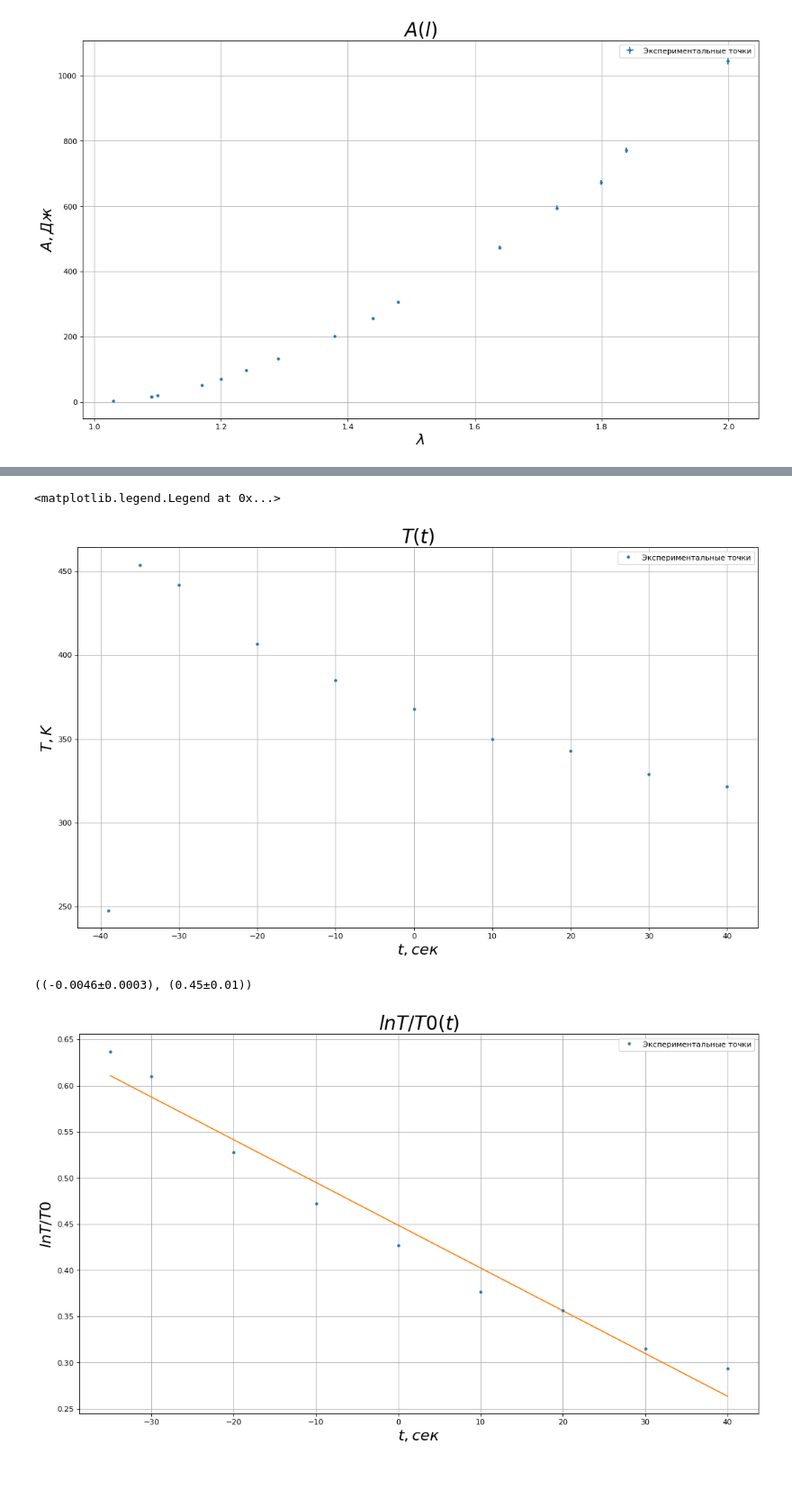
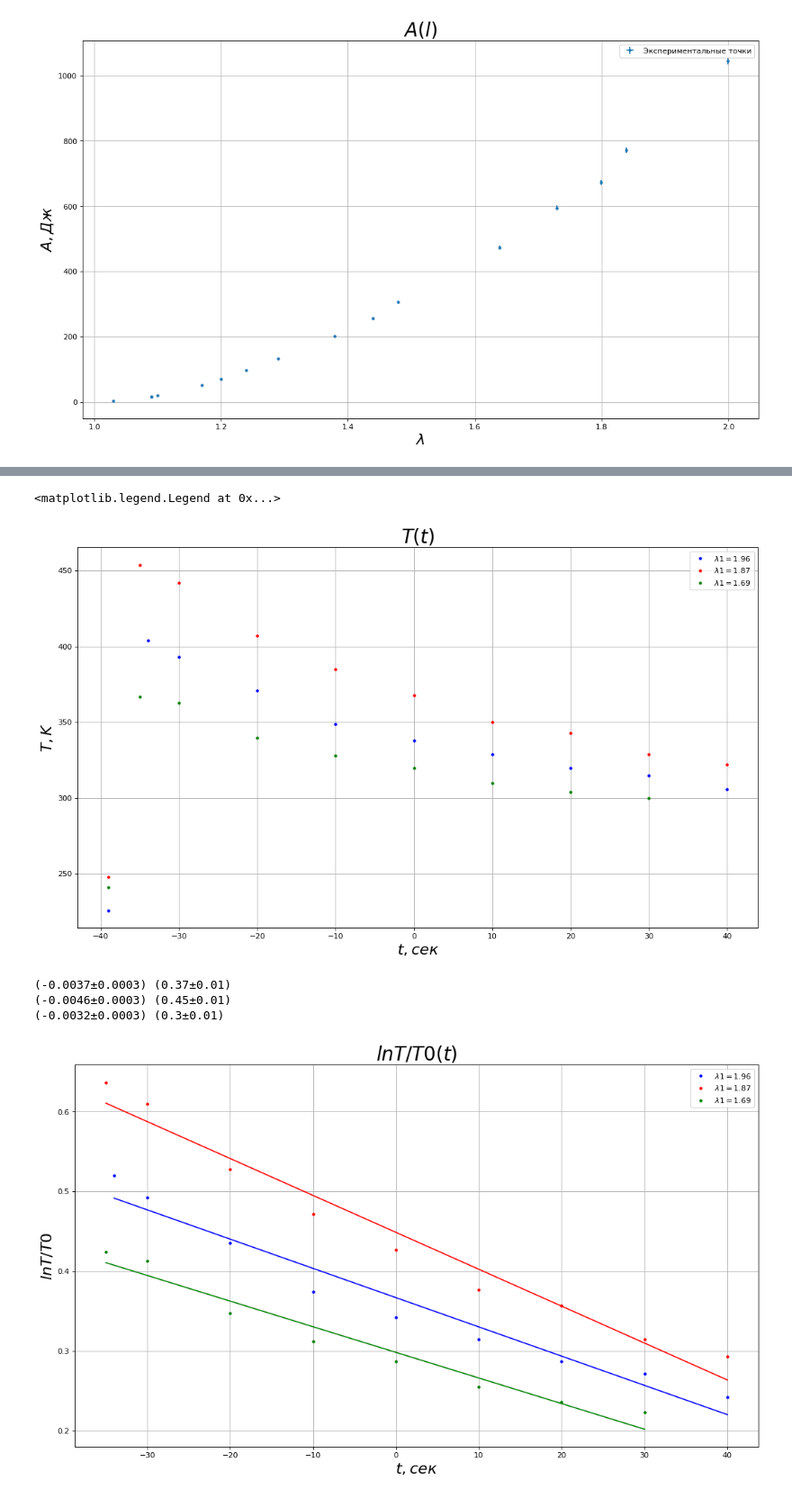
Before and after one commit to skolkovo-bba/labs3, a Jupyter notebook: 2.1.5/lab2.1.5.ipynb, the cells around one changed output, grey strips where cells are left out. Shown at 90% size. Cells and saved outputs as stored; diff of their text form; code cells hidden in the pictures; blank space fills up the shorter version.

```diff
--- a/2.1.5/lab2.1.5.ipynb
+++ b/2.1.5/lab2.1.5.ipynb
@@ -160,7 +160,7 @@ plt.legend()
 <matplotlib.legend.Legend at 0x...>
 [figure]
 # %%
-t = pd.read_csv("3.csv")
-t["T"] = t["T"] + 295.8
-t["lnT/T0"] = np.log(t["T"] / 240)
-t
+tt = [pd.read_csv("2.csv"), pd.read_csv("3.csv"), pd.read_csv("5.csv")]
+for t in tt:
+    t["T"] = t["T"] + 295.8
+    t["lnT/T0"] = np.log(t["T"] / 240)
@@ -179,6 +167,8 @@ t
 # %%
 plt.figure(figsize=(16, 9), dpi=80)
-plt.errorbar(x=t["t"], y=t["T"], fmt='.', label='Экспериментальные точки')
+plt.errorbar(x=tt[0]["t"], y=tt[0]["T"], fmt='.', label='$\lambda 1 = 1.96$', color="blue")
+plt.errorbar(x=tt[1]["t"], y=tt[1]["T"], fmt='.', label='$\lambda 1 = 1.87$', color="red")
+plt.errorbar(x=tt[2]["t"], y=tt[2]["T"], fmt='.', label='$\lambda 1 = 1.69$', color="green")
 plt.title(r"$T(t)$", fontsize=25)
 plt.xlabel(r"$t, сек$", fontsize=20)
 plt.ylabel(r"$T, K$", fontsize=20)
@@ -186,24 +176,43 @@ plt.grid(True)
 plt.legend()
 # %% [output]
 <matplotlib.legend.Legend at 0x...>
-[figure, old version]
+[figure, new version]
 # %%
-t = t.drop(labels = [0],axis = 0)
+for i in range(3):
+    tt[i] = tt[i].drop(labels = [0],axis = 0)
 
 plt.figure(figsize=(16, 9), dpi=80)
-plt.errorbar(x=t["t"], y=t["lnT/T0"], fmt='.', label='Экспериментальные точки')
+plt.errorbar(x=tt[0]["t"], y=tt[0]["lnT/T0"], fmt='.', label='$\lambda 1 = 1.96$', color="blue")
+plt.errorbar(x=tt[1]["t"], y=tt[1]["lnT/T0"], fmt='.', label='$\lambda 1 = 1.87$', color="red")
+plt.errorbar(x=tt[2]["t"], y=tt[2]["lnT/T0"], fmt='.', label='$\lambda 1 = 1.69$', color="green")
 plt.title(r"$lnT/T0(t)$", fontsize=25)
 plt.xlabel(r"$t, сек$", fontsize=20)
 plt.ylabel(r"$lnT/T0$", fontsize=20)
 plt.grid(True)
 plt.legend()
 
-params, cov = curve_fit(line, xdata=t["t"], ydata=t["lnT/T0"])
+params, cov = curve_fit(line, xdata=tt[0]["t"], ydata=tt[0]["lnT/T0"])
 k = Value(params[0], np.sqrt(cov[0][0]))
 b = Value(params[1], np.sqrt(cov[1][1]))
 
-plt.plot(t["t"], line(t["t"], get_var(k), get_var(b)), label="Истиная зависимость")
-k, b
+plt.plot(tt[0]["t"], line(tt[0]["t"], get_var(k), get_var(b)), color="blue")
+print(k, b)
+
+params, cov = curve_fit(line, xdata=tt[1]["t"], ydata=tt[1]["lnT/T0"])
+k = Value(params[0], np.sqrt(cov[0][0]))
+b = Value(params[1], np.sqrt(cov[1][1]))
+
+plt.plot(tt[1]["t"], line(tt[1]["t"], get_var(k), get_var(b)), color="red")
+print(k, b)
+
+params, cov = curve_fit(line, xdata=tt[2]["t"], ydata=tt[2]["lnT/T0"])
+k = Value(params[0], np.sqrt(cov[0][0]))
+b = Value(params[1], np.sqrt(cov[1][1]))
+
+plt.plot(tt[2]["t"], line(tt[2]["t"], get_var(k), get_var(b)), color="green")
+print(k, b)
 # %% [output]
-((-0.0046±0.0003), (0.45±0.01))
+(-0.0037±0.0003) (0.37±0.01)
+(-0.0046±0.0003) (0.45±0.01)
+(-0.0032±0.0003) (0.3±0.01)
-[figure, old version]
+[figure, new version]
```
Also changed, not shown: parts of 2 cells of this notebook.
